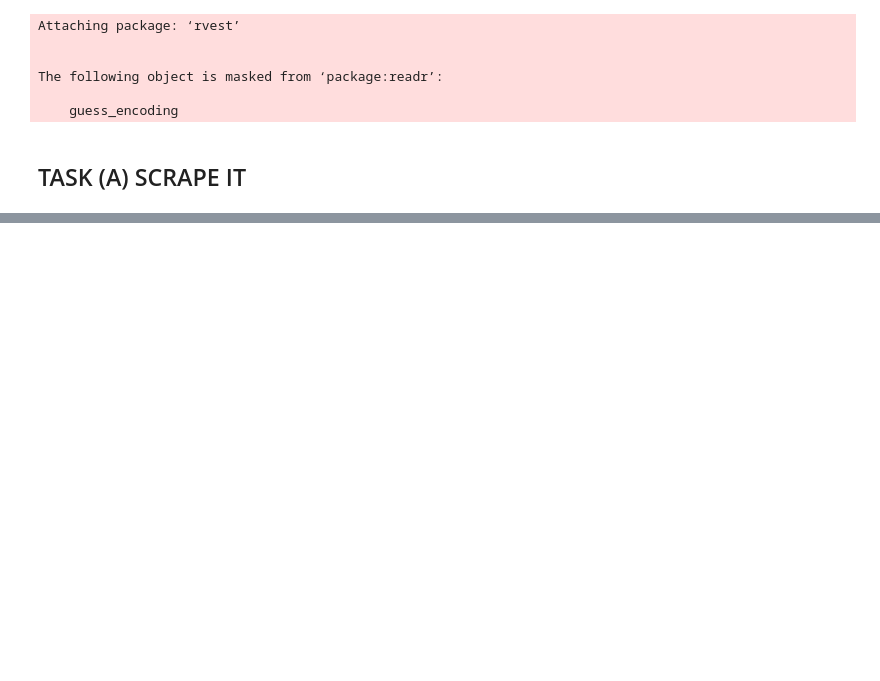
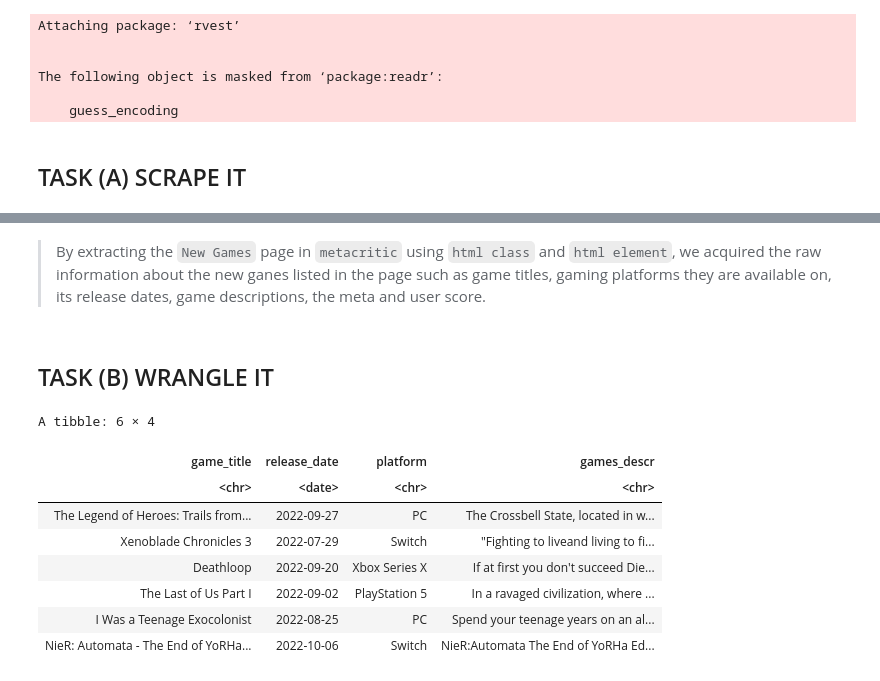
Before and after one commit to beuri97/data201_assignment2, a Jupyter notebook: DATA201_Assignment2_R.ipynb, the cells around one changed output, grey strips where cells are left out. Cells and saved outputs as stored; diff of their text form; code cells hidden in the pictures; blank space fills up the shorter version.

```diff
--- a/DATA201_Assignment2_R.ipynb
+++ b/DATA201_Assignment2_R.ipynb
@@ -98,5 +95,7 @@ get_data <- function(data, element_class) {
 # %%
-# Gaming Platforms
-platforms <- tibble(Gaming_Platforms = get_data(games_page, ".platforms.current_platforms > li"))
-platforms %>%
-  mutate(Ref = games_page %>% html_nodes(".platforms.current_platforms > li > div > span > a") %>% html_attr("href"))
+# Finds all the h3 element under the .title class which is under .clamp-summary-wrap class.
+# Then extract the raw text inside the h3 element. Assign the result as titles.
+titles <- new_games %>%
+  html_nodes(".clamp-summary-wrap > .title > h3") %>%
+  html_text()
+titles
@@ -103,7 +120,7 @@ platforms %>%
 # %%
-# New Game Releases
-new_games <- tibble(Title = get_data(games_page, "th.product_title"),
-                    Platform = get_data(games_page, ".product_platform"),
-                    Score = get_data(games_page, ".metascore_anchor > div"),
-                    Critics = get_data(games_page, ".critic_count > a > span"))
-new_games
+# Finds the element inside .platform class having .data class. Then extract the raw text inside that element.
+# Assign the result as platform.
+platform <- new_games %>%
+  html_nodes(".platform > .data") %>%
+  html_text()
+platform
@@ -109,0 +145,7 @@ new_games
+# %%
+# Finds all of the span element inside .clamp-details class and extract the contained raw text from it.
+# Assign the result as release_date.
+release_date <- new_games %>%
+  html_nodes(".clamp-details > span") %>%
+  html_text()
+release_date
@@ -109,0 +170,6 @@ new_games
+# %%
+# Takes the element with class .summary then extract the text inside of it. Save th result as game_descr.
+description <- new_games %>%
+  html_nodes(".summary") %>%
+  html_text()
+description
@@ -109,0 +226,21 @@ new_games
+# %% [markdown]
+> By extracting the `New Games` page in `metacritic` using `html class` and `html element`, we acquired the raw information about the new ganes listed in the page such as game titles, gaming platforms they are available on, its release dates, game descriptions, the meta and user score.
+# %% [markdown]
+<h2>TASK (B) WRANGLE IT</h2>
+# %%
+new_games_df <- tibble(game_title = titles,
+                       release_date = as.Date(release_date, format = "%B %d, %Y"),
+                       platform = platform %>% str_replace_all("[^[:alnum:]]", " ") %>% trimws("both"),
+                       games_descr = description  %>% trimws("both"))
+new_games_df %>%
+    head()
+# %% [output]
+A tibble: 6 × 4
+| game_title | release_date | platform | games_descr |
+| <chr> | <date> | <chr> | <chr> |
+| The Legend of Heroes: Trails from... | 2022-09-27 | PC | The Crossbell State, located in w... |
+| Xenoblade Chronicles 3 | 2022-07-29 | Switch | "Fighting to liveand living to fi... |
+| Deathloop | 2022-09-20 | Xbox Series X | If at first you don't succeed Die... |
+| The Last of Us Part I | 2022-09-02 | PlayStation 5 | In a ravaged civilization, where ... |
+| I Was a Teenage Exocolonist | 2022-08-25 | PC | Spend your teenage years on an al... |
+| NieR: Automata - The End of YoRHa... | 2022-10-06 | Switch | NieR:Automata The End of YoRHa Ed... |
```
Also changed, not shown: parts of 12 cells of this notebook, 1 other file.
